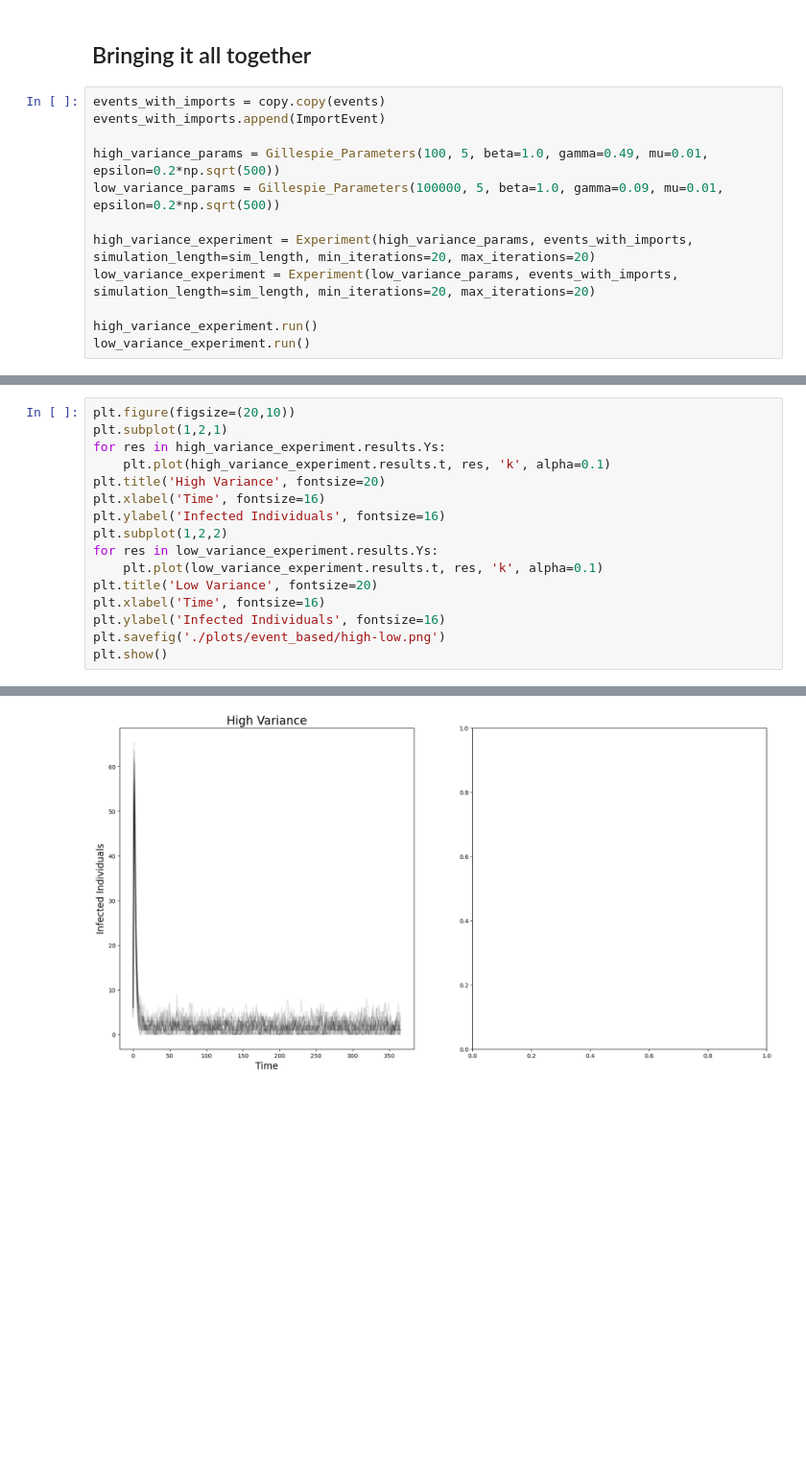
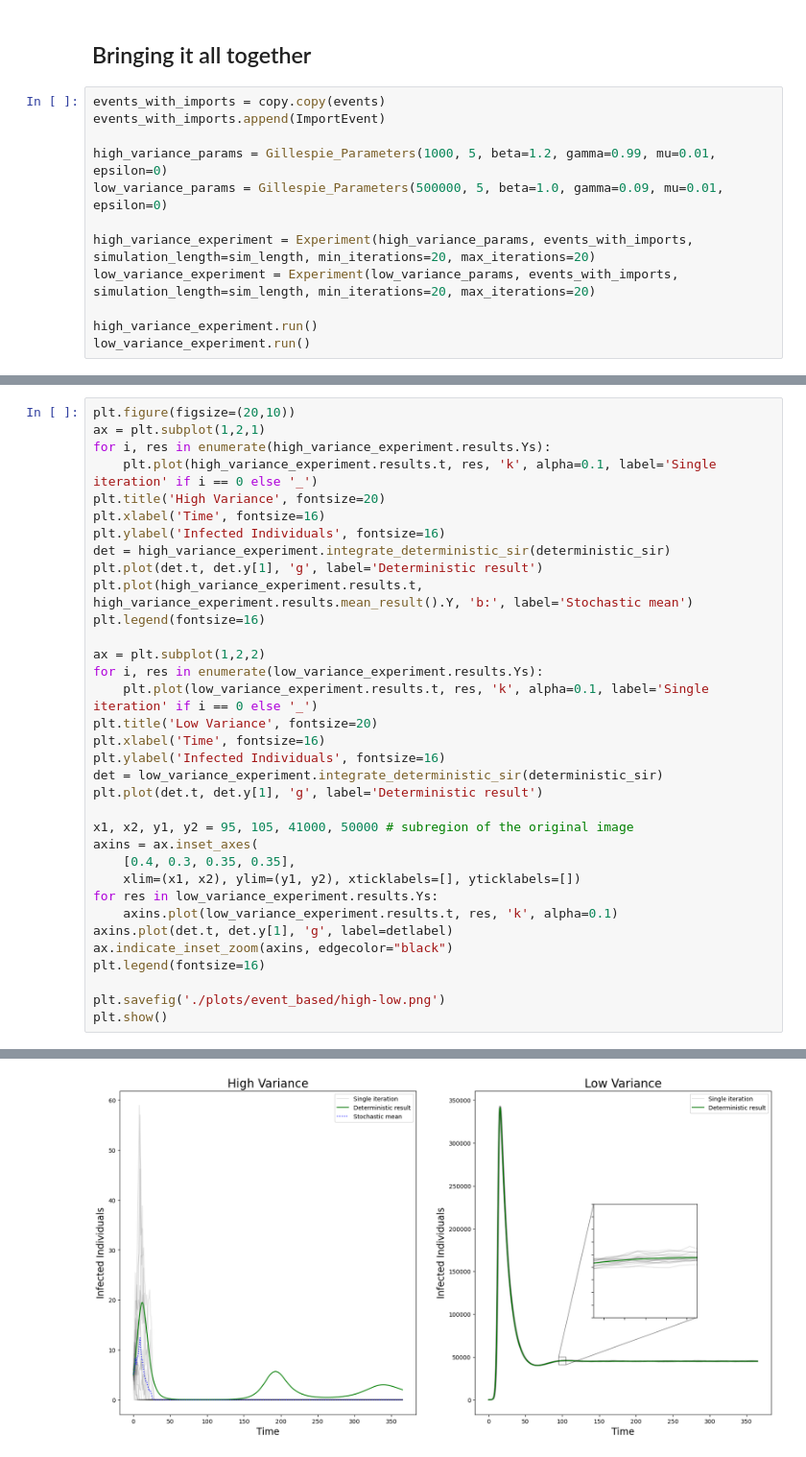
Before and after one commit to kylehtunis/stochastic-modeling, a Jupyter notebook: problem1.ipynb, the cells around one changed output, grey strips where cells are left out. Shown at 96% size. Saved outputs shown, nothing was run; the diff lists cells and outputs as text; blank space fills up the shorter version.

```diff
--- a/problem1.ipynb
+++ b/problem1.ipynb
@@ -746,8 +745,8 @@ plt.show()
 events_with_imports = copy.copy(events)
 events_with_imports.append(ImportEvent)
 
-high_variance_params = Gillespie_Parameters(100, 5, beta=1.0, gamma=0.49, mu=0.01, epsilon=0.2*np.sqrt(500))
-low_variance_params = Gillespie_Parameters(100000, 5, beta=1.0, gamma=0.09, mu=0.01, epsilon=0.2*np.sqrt(500))
+high_variance_params = Gillespie_Parameters(1000, 5, beta=1.2, gamma=0.99, mu=0.01, epsilon=0)
+low_variance_params = Gillespie_Parameters(500000, 5, beta=1.0, gamma=0.09, mu=0.01, epsilon=0)
 
 high_variance_experiment = Experiment(high_variance_params, events_with_imports, simulation_length=sim_length, min_iterations=20, max_iterations=20)
 low_variance_experiment = Experiment(low_variance_params, events_with_imports, simulation_length=sim_length, min_iterations=20, max_iterations=20)
@@ -776,17 +775,35 @@ KeyboardInterrupt:
 # %%
 plt.figure(figsize=(20,10))
-plt.subplot(1,2,1)
-for res in high_variance_experiment.results.Ys:
-    plt.plot(high_variance_experiment.results.t, res, 'k', alpha=0.1)
+ax = plt.subplot(1,2,1)
+for i, res in enumerate(high_variance_experiment.results.Ys):
+    plt.plot(high_variance_experiment.results.t, res, 'k', alpha=0.1, label='Single iteration' if i == 0 else '_')
 plt.title('High Variance', fontsize=20)
 plt.xlabel('Time', fontsize=16)
 plt.ylabel('Infected Individuals', fontsize=16)
-plt.subplot(1,2,2)
-for res in low_variance_experiment.results.Ys:
-    plt.plot(low_variance_experiment.results.t, res, 'k', alpha=0.1)
+det = high_variance_experiment.integrate_deterministic_sir(deterministic_sir)
+plt.plot(det.t, det.y[1], 'g', label='Deterministic result')
+plt.plot(high_variance_experiment.results.t, high_variance_experiment.results.mean_result().Y, 'b:', label='Stochastic mean')
+plt.legend(fontsize=16)
+
+ax = plt.subplot(1,2,2)
+for i, res in enumerate(low_variance_experiment.results.Ys):
+    plt.plot(low_variance_experiment.results.t, res, 'k', alpha=0.1, label='Single iteration' if i == 0 else '_')
 plt.title('Low Variance', fontsize=20)
 plt.xlabel('Time', fontsize=16)
 plt.ylabel('Infected Individuals', fontsize=16)
+det = low_variance_experiment.integrate_deterministic_sir(deterministic_sir)
+plt.plot(det.t, det.y[1], 'g', label='Deterministic result')
+
+x1, x2, y1, y2 = 95, 105, 41000, 50000 # subregion of the original image
+axins = ax.inset_axes(
+    [0.4, 0.3, 0.35, 0.35],
+    xlim=(x1, x2), ylim=(y1, y2), xticklabels=[], yticklabels=[])
+for res in low_variance_experiment.results.Ys:
+    axins.plot(low_variance_experiment.results.t, res, 'k', alpha=0.1)
+axins.plot(det.t, det.y[1], 'g', label=detlabel)
+ax.indicate_inset_zoom(axins, edgecolor="black")
+plt.legend(fontsize=16)
+
 plt.savefig('./plots/event_based/high-low.png')
 plt.show()
 # %% [output]
@@ -794 +810 @@ AttributeError: 'Experiment' object has no attribute 'results'
-[figure, old version]
+[figure, new version]
```
Also changed, not shown: parts of 5 cells of this notebook.
